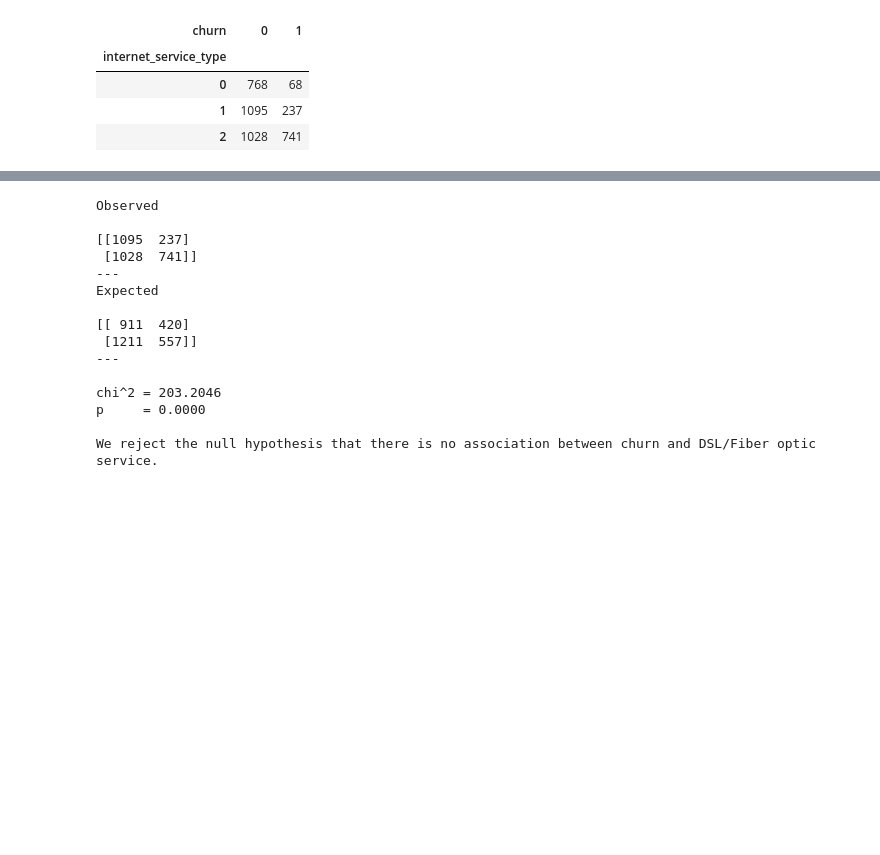
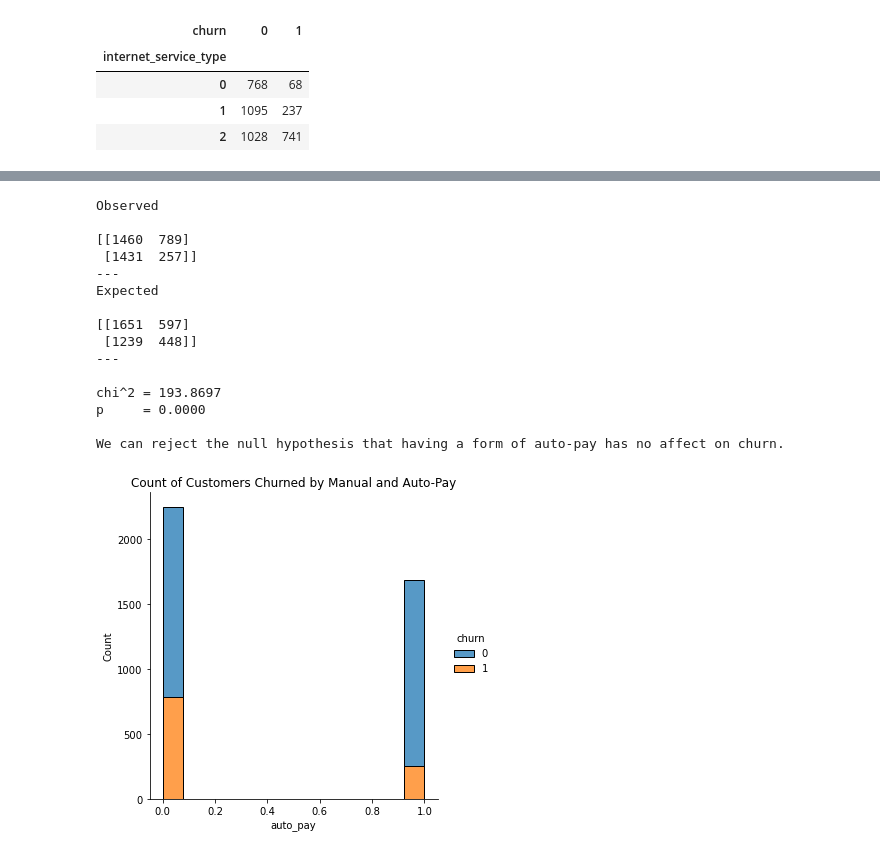
Before and after one commit to chadallen210/telco_classification_project, a Jupyter notebook: workbook.ipynb, the cells around one changed output, grey strips where cells are left out. Cells and saved outputs as stored; diff of their text form; code cells hidden in the pictures; blank space fills up the shorter version.

```diff
--- a/workbook.ipynb
+++ b/workbook.ipynb
@@ -978,19 +1008,12 @@ observed1
 # %%
-# 1 step farther...
-# removing 'no internet service' to look at rates for 'DSL' and 'Fiber optic'
-# internet_service_types = values(1 = 'DSL', 2 = 'Fiber optic')
-# churn = values(No = 0, Yes = 1)
-
-train_internet = train[train.internet_service_type != 0]
-
-# create crosstab of
-observed2 = pd.crosstab(train_internet.internet_service_type, train.churn)
+# examine auto-pay and the relation to churn
+# make a crosstab
+# auto_pay values = (0 = manual_pay, 1 = auto_pay)
+# churn values = (No = 0, Yes = 1)
+observed2 = pd.crosstab(train.auto_pay, train.churn)
 
 # run the chi^2 test
 chi2, p, degf, expected = stats.chi2_contingency(observed2)
-
-# set alpha
-alpha = 0.05
 
 print('Observed\n')
 print(observed2.values)
@@ -1000,28 +1023,38 @@ print('---\n')
 print(f'chi^2 = {chi2:.4f}')
 print(f'p     = {p:.4f}')
 
-null_hypothesis = "there is no association between churn and DSL/Fiber optic service."
+# set alpha
+alpha = 0.05
+
+null_hypothesis = "having a form of auto-pay has no affect on churn."
 
 if p < alpha:
-    print(f'\nWe reject the null hypothesis that', null_hypothesis)
+    print(f'\nWe can reject the null hypothesis that', null_hypothesis)
 else:
     print(f'\nWe fail to reject the null hypothesis.')
 # %% [output]
 Observed
 
-[[1095  237]
- [1028  741]]
+[[1460  789]
+ [1431  257]]
 ---
 Expected
 
-[[ 911  420]
- [1211  557]]
+[[1651  597]
+ [1239  448]]
 ---
 
-chi^2 = 203.2046
+chi^2 = 193.8697
 p     = 0.0000
 
-We reject the null hypothesis that there is no association between churn and DSL/Fiber optic service.
+We can reject the null hypothesis that having a form of auto-pay has no affect on churn.
+# %%
+# visual of manual and auto-pay customers that have and have not churned
+sns.displot(data=train, x=train.auto_pay, hue='churn', multiple='stack')
+plt.title('Count of Customers Churned by Manual and Auto-Pay')
+plt.show()
+# %% [output]
+[figure, added]
 # %%
 # observed2 df for reference
 observed2
```
Also changed, not shown: parts of 44 cells of this notebook.
